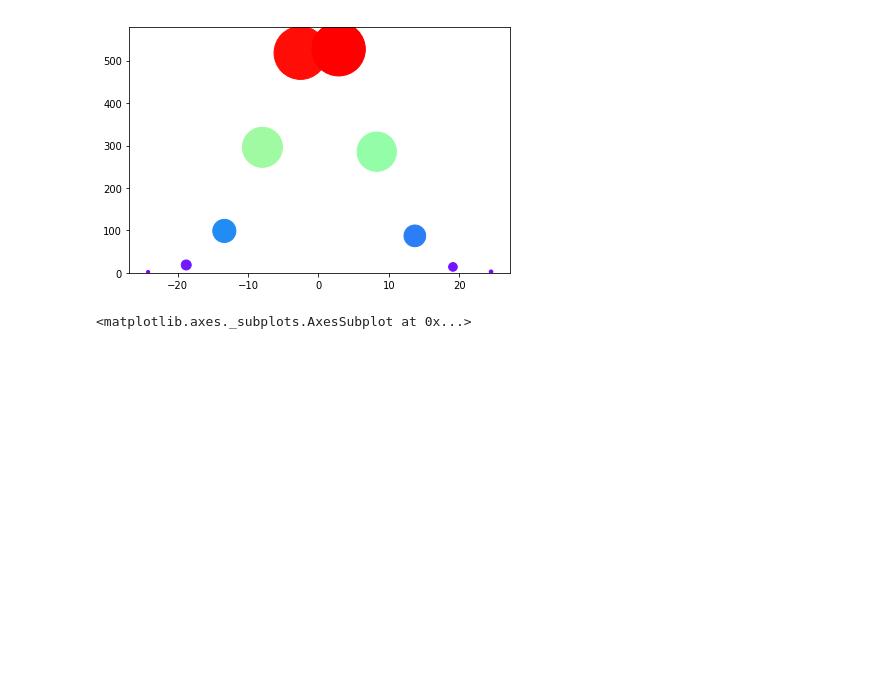
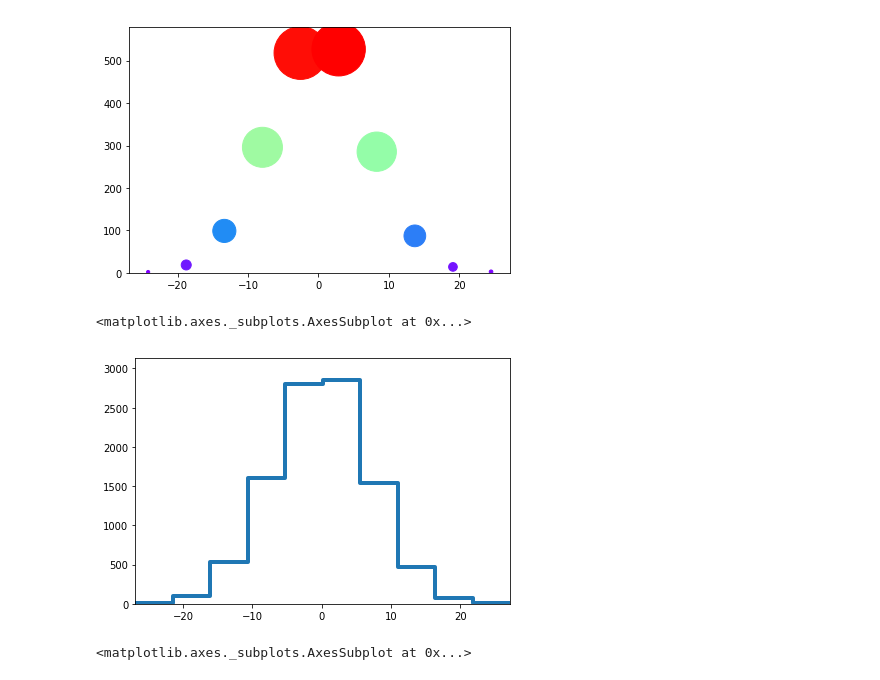
Before and after one commit to janpipek/physt, a Jupyter notebook: doc/tutorial.ipynb, the cells around one changed output. Cells and saved outputs as stored; diff of their text form; code cells hidden in the pictures; blank space fills up the shorter version.

```diff
--- a/doc/tutorial.ipynb
+++ b/doc/tutorial.ipynb
@@ -420,6 +418,11 @@ hist.plot(cumulative=True, color="yellow", lw=3, edgecolor="red");           # U
 hist.plot(kind="scatter", s=hist.frequencies, cmap="rainbow", density=True);    # Another plot type
 # %% [output]
 [figure]
+# %%
+hist.plot(kind="step", lw=4)
+# %% [output]
+<matplotlib.axes._subplots.AxesSubplot at 0x...>
+[figure, added]
 # %%
 # Plot different bins using different styles
 axis = hist[hist.frequencies > 5].plot(label="High", alpha=0.5)
```
Also changed, not shown: parts of 6 cells of this notebook, 3 other files.
